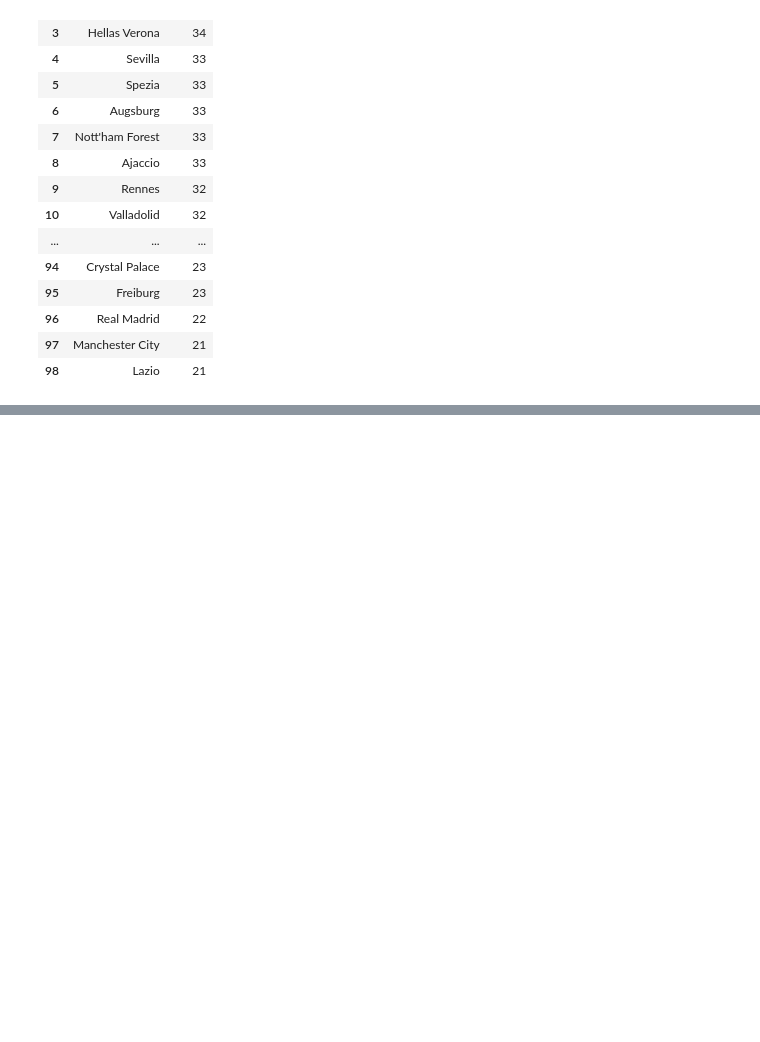
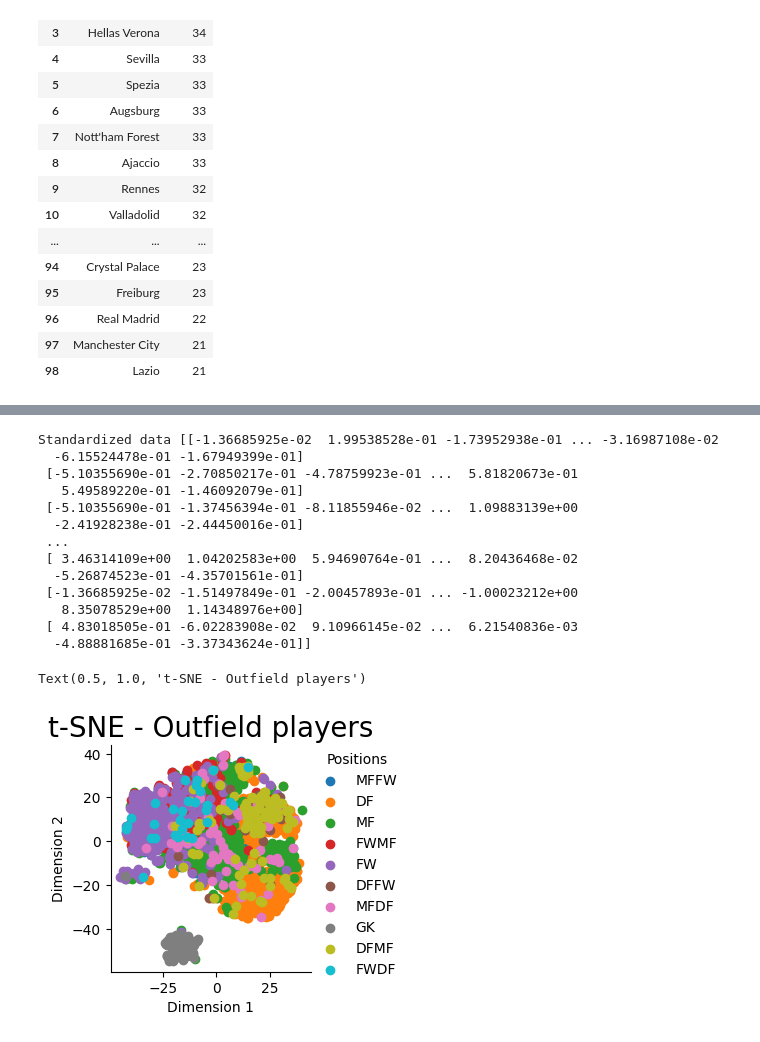
Before and after one commit to TheManysh/player-recommendation, a Jupyter notebook: data_visualization.ipynb, the cells around one changed output, grey strips where cells are left out. Saved outputs shown, nothing was run; the diff lists cells and outputs as text; code cells hidden in the pictures; blank space fills up the shorter version.

```diff
--- a/data_visualization.ipynb
+++ b/data_visualization.ipynb
@@ -312,0 +313,42 @@ Text(0.5, 1.0, 'Age variance among leagues')
+# %%
+from sklearn.preprocessing import StandardScaler
+from sklearn.manifold import TSNE
+
+# selecting only numerical metrics
+stats = df.iloc[:, 12:-1]
+# position types
+labels = df['Pos']
+
+# standardizing the data
+data = StandardScaler().fit_transform(stats)
+print('Standardized data', data)
+
+# configuring tSNE params
+model = TSNE(n_components=2, perplexity=30, random_state=0)
+tsne_data = model.fit_transform(data)
+
+# creating a new df to plot the result data
+tsne_data = np.vstack((tsne_data.T, labels)).T
+tsne_df = pd.DataFrame(data=tsne_data, columns=(
+    "Dimension 1", "Dimension 2", "Positions"))
+
+# ploting the result of tSNE
+ax = sns.FacetGrid(tsne_df, hue="Positions", aspect=20/20)\
+        .map(plt.scatter, 'Dimension 1', 'Dimension 2').add_legend()
+plt.title('t-SNE - Outfield players', size=20)
+# %% [output]
+Standardized data [[-1.36685925e-02  1.99538528e-01 -1.73952938e-01 ... -3.16987108e-02
+  -6.15524478e-01 -1.67949399e-01]
+ [-5.10355690e-01 -2.70850217e-01 -4.78759923e-01 ...  5.81820673e-01
+   5.49589220e-01 -1.46092079e-01]
+ [-5.10355690e-01 -1.37456394e-01 -8.11855946e-02 ...  1.09883139e+00
+  -2.41928238e-01 -2.44450016e-01]
+ ...
+ [ 3.46314109e+00  1.04202583e+00  5.94690764e-01 ...  8.20436468e-02
+  -5.26874523e-01 -4.35701561e-01]
+ [-1.36685925e-02 -1.51497849e-01 -2.00457893e-01 ... -1.00023212e+00
+   8.35078529e+00  1.14348976e+00]
+ [ 4.83018505e-01 -6.02283908e-02  9.10966145e-02 ...  6.21540836e-03
+  -4.88881685e-01 -3.37343624e-01]]
+Text(0.5, 1.0, 't-SNE - Outfield players')
+[figure, added]
```
Also changed, not shown: parts of 18 cells of this notebook.
